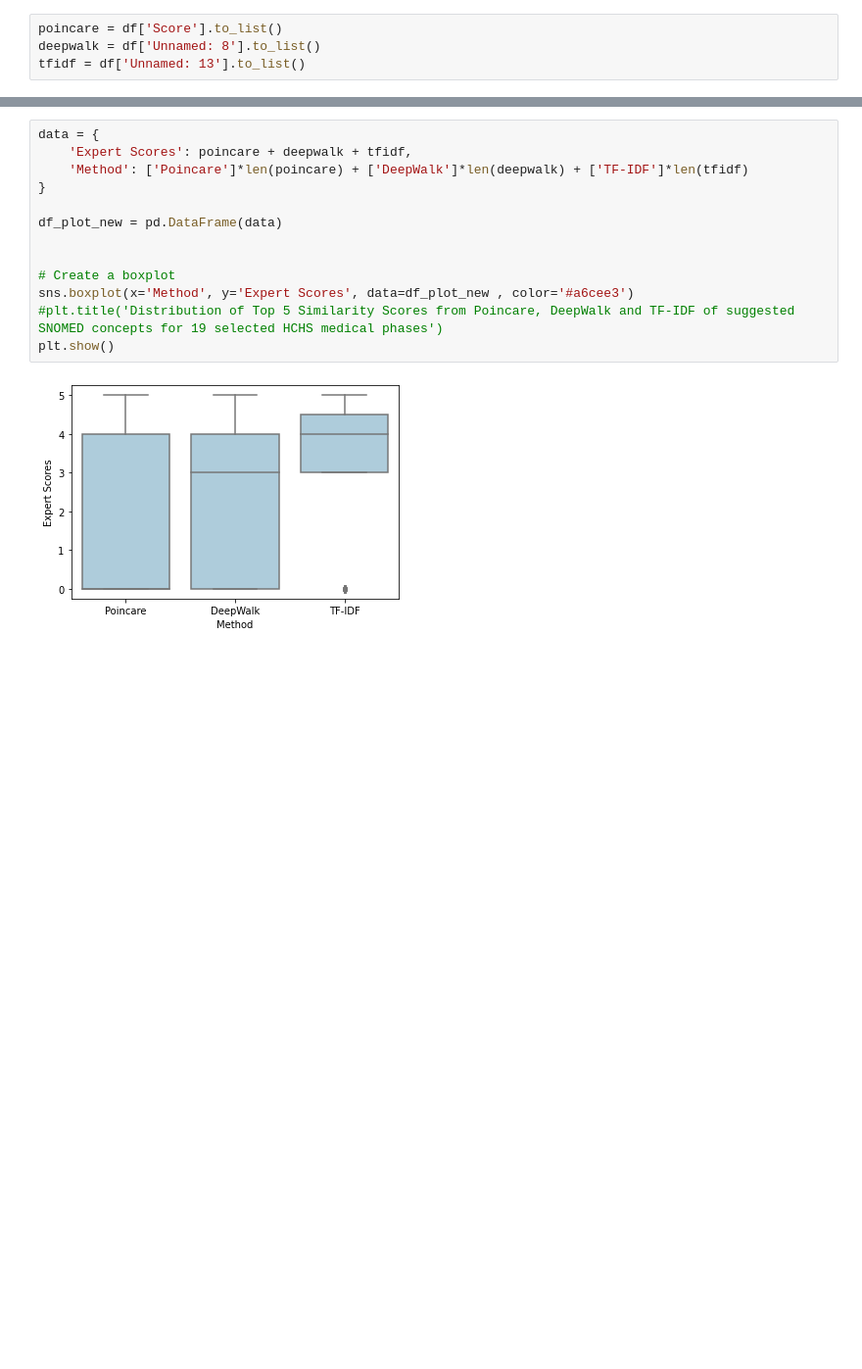
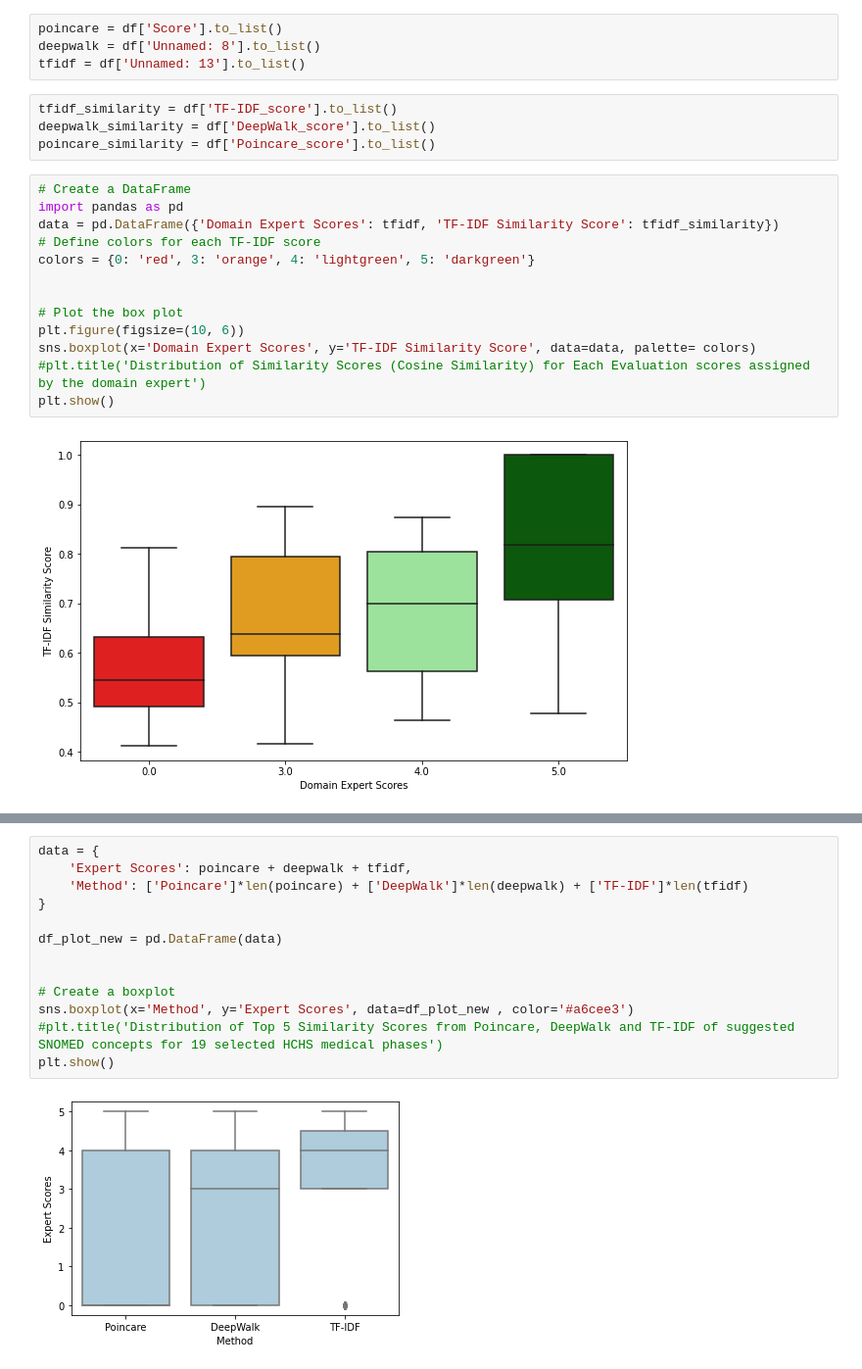
Before and after one commit to Nusha34/MasterThesis, a Jupyter notebook: get_score_distribution.ipynb, the cells around one changed output, grey strips where cells are left out. Shown: that part at 98% size. Drawn from its saved outputs; the diff is of its cells as text; blank space fills up the shorter version.

```diff
--- a/get_score_distribution.ipynb
+++ b/get_score_distribution.ipynb
@@ -12,3 +29,22 @@ df = df[:-1]
 poincare = df['Score'].to_list()
 deepwalk = df['Unnamed: 8'].to_list()
 tfidf = df['Unnamed: 13'].to_list()
+# %%
+tfidf_similarity = df['TF-IDF_score'].to_list()
+deepwalk_similarity = df['DeepWalk_score'].to_list()
+poincare_similarity = df['Poincare_score'].to_list()
+# %%
+# Create a DataFrame
+import pandas as pd
+data = pd.DataFrame({'Domain Expert Scores': tfidf, 'TF-IDF Similarity Score': tfidf_similarity})
+# Define colors for each TF-IDF score
+colors = {0: 'red', 3: 'orange', 4: 'lightgreen', 5: 'darkgreen'}
+
+
+# Plot the box plot
+plt.figure(figsize=(10, 6))
+sns.boxplot(x='Domain Expert Scores', y='TF-IDF Similarity Score', data=data, palette= colors)
+#plt.title('Distribution of Similarity Scores (Cosine Similarity) for Each Evaluation scores assigned by the domain expert')
+plt.show()
+# %% [output]
+[figure, added]
```
Also changed, not shown: parts of 12 cells of this notebook.
